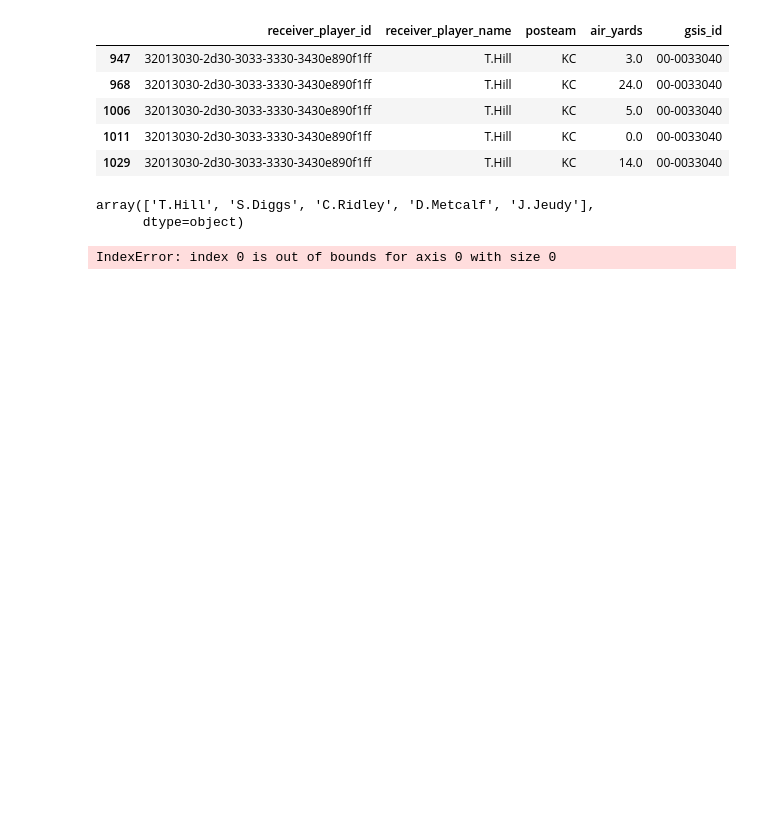
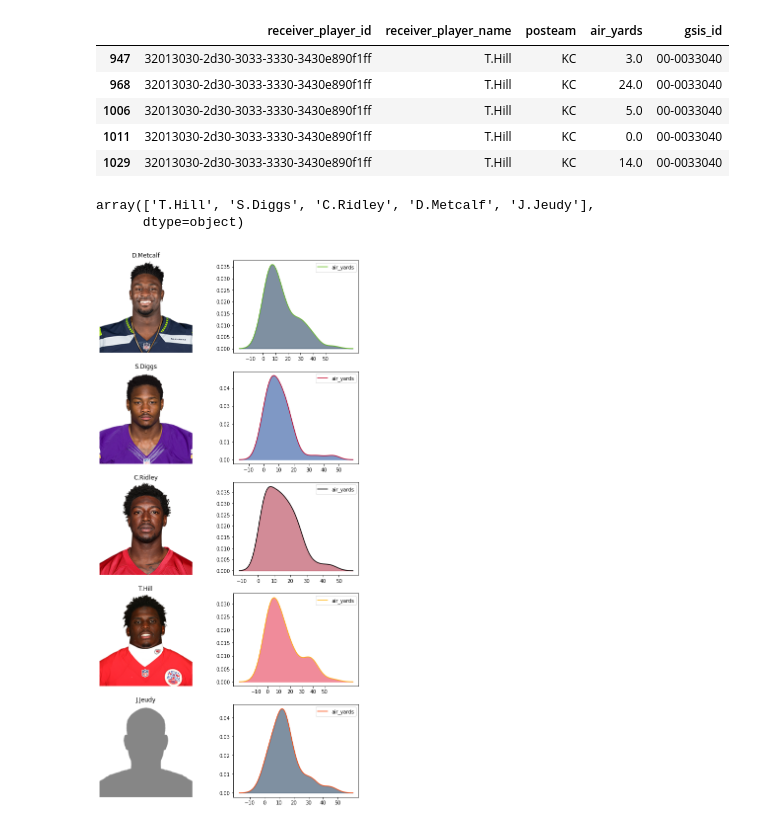
Before and after one commit to bendominguez0111/nflfastpy, a Jupyter notebook: examples/Roster Data and Team Logo Data.ipynb, the cells around one changed output. Drawn from its saved outputs; the diff is of its cells as text; code cells hidden in the pictures; blank space fills up the shorter version.

```diff
--- a/examples/Roster Data and Team Logo Data.ipynb
+++ b/examples/Roster Data and Team Logo Data.ipynb
@@ -22,7 +31,7 @@ air_yards_df['gsis_id'] = air_yards_df['receiver_player_id'].apply(convert_to_gs
 #grabbing the top 5 air yards
 top_5 = air_yards_df.groupby('gsis_id')['air_yards'].sum().sort_values(ascending=False)[:5].index.unique()
 
-air_yards_df = air_yards_df.loc[air_yards_df['gsis_id'].isin(top_5_air_yards)]
+air_yards_df = air_yards_df.loc[air_yards_df['gsis_id'].isin(top_5)]
 
 air_yards_df.head()
 # %% [output]
@@ -40,31 +49,34 @@ array(['T.Hill', 'S.Diggs', 'C.Ridley', 'D.Metcalf', 'J.Jeudy'],
 # %%
 fig, axes = plt.subplots(5, 2, figsize=(10, 20))
 
 for i, row in enumerate(axes):
 
     ax1, ax2 = row[0], row[1]
 
-    player_gsis_id = top_5_air_yards[i]
+    player_gsis_id = top_5[i]
     player_df = air_yards_df.loc[air_yards_df['gsis_id'] == player_gsis_id]
-    player_roster_data = roster_df.loc[roster_df['teamPlayers.gsisId'] == player_gsis_id]
-
-    if player_roster_data.empty():
-        break
-
     team_logo_data = team_logo_df.loc[team_logo_df['team_abbr'] == player_df['posteam'].values[0]]
-    player_headshot = player_roster_data['teamPlayers.headshot_url'].values[0]
     team_color_1 = team_logo_data['team_color'].values[0]
     team_color_2 = team_logo_data['team_color2'].values[0]
 
-    a = plt.imread(player_headshot)
+    player_roster_data = roster_df.loc[roster_df['teamPlayers.gsisId'] == player_gsis_id]
+
+    if player_roster_data.empty:
+        #if the player is a rookie
+        a = default_headshot
+    else:
+        player_headshot = player_roster_data['teamPlayers.headshot_url'].values[0]
+        a = plt.imread(player_headshot)
+
+    ax1.set_title(player_df['receiver_player_name'].values[0])
     ax1.imshow(a)
     ax1.axis('off')
     sns.kdeplot(player_df['air_yards'], color=team_color_2, ax=ax2)
     x = ax2.get_lines()[0].get_xydata()[:, 0]
     y = ax2.get_lines()[0].get_xydata()[:, 1]
     ax2.set_xticks(range(-10, 60, 10))
     ax2.fill_between(x, y, color=team_color_1, alpha=0.5)
 
 plt.show();
 # %% [output]
-IndexError: index 0 is out of bounds for axis 0 with size 0
+[figure, added]
```
Also changed, not shown: parts of 2 cells of this notebook, 3 other files.
